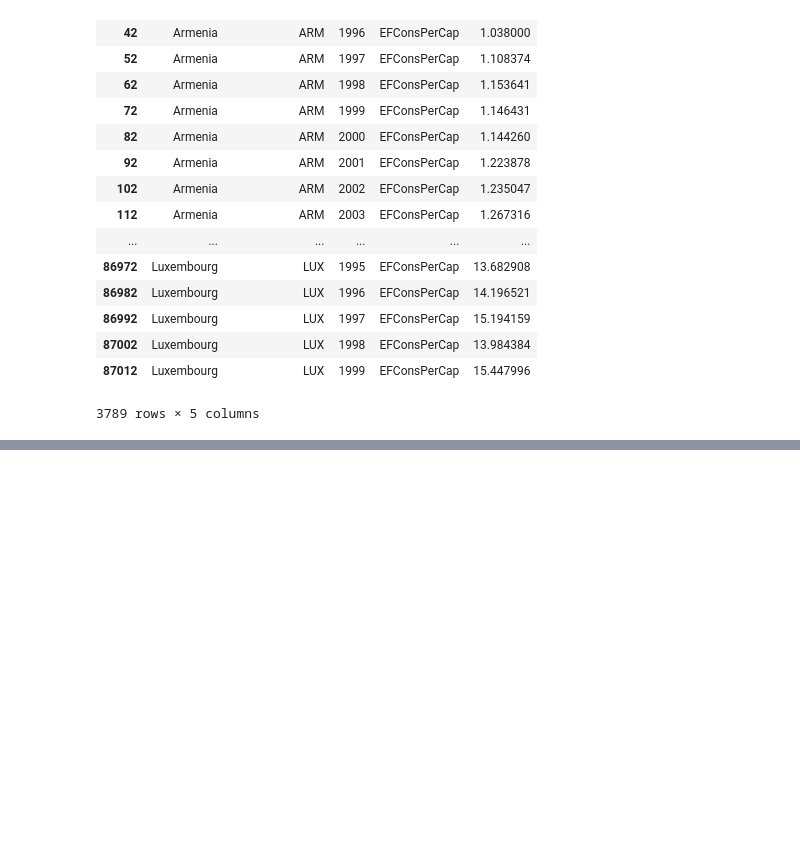
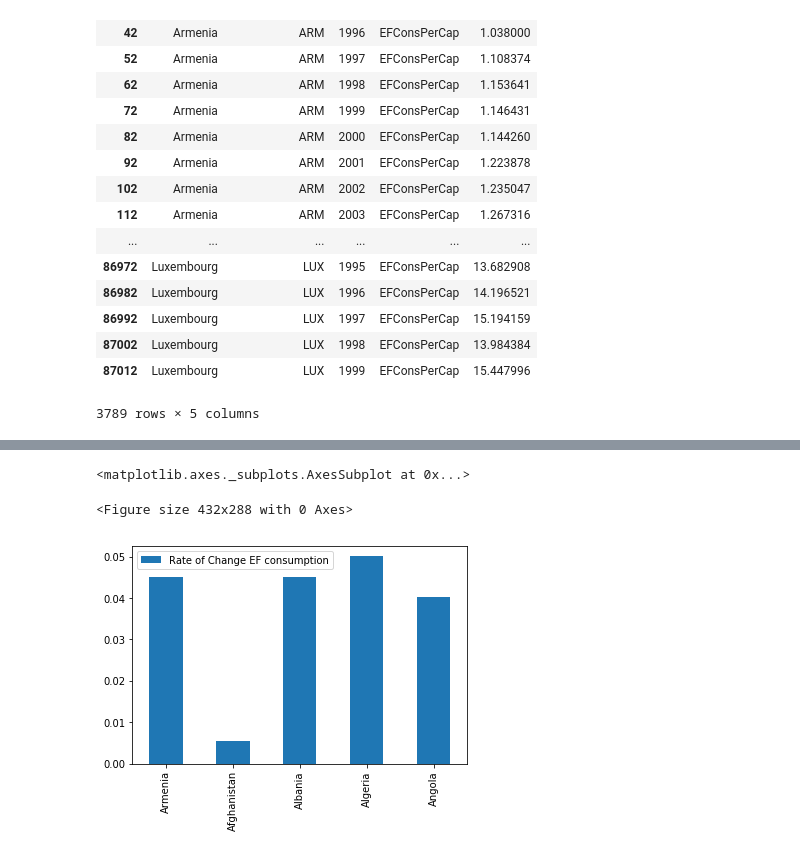
Before and after one commit to alhuang2/ecological-footprint, a Jupyter notebook: cleaned_data.ipynb, the cells around one changed output, grey strips where cells are left out. Saved outputs shown, nothing was run; the diff lists cells and outputs as text; code cells hidden in the pictures; blank space fills up the shorter version.

```diff
--- a/cleaned_data.ipynb
+++ b/cleaned_data.ipynb
@@ -37,0 +96,28 @@ EFCons_clean
+# %%
+change_years = [1994,2014]
+
+EFCons_change = EFCons_clean[EFCons_clean.year.isin(change_years)]
+
+df = EFCons_change[['country','total']]
+
+df
+
+print(type(df))
+
+countries = {}
+
+#calculates average EFConsuption change by subtracting 2014 consumption by 1994 and dividing by 20 years
+for index, row in df.iterrows():
+    if row['country'] not in countries:
+        countries[row['country']]=float(row['total'])
+    else:
+        countries[row['country']] = abs(float(row['total']) - countries[row['country']])/20
+countries
+
+
+#df2 = df.groupby(['country']).diff()/20
+#df2
+
+df5 = pd.DataFrame.from_dict(countries, orient='index')
+df5.columns = [ 'Rate of Change EF consumption']
+df5
@@ -37,0 +144,10 @@ EFCons_clean
+# %%
+import matplotlib.pyplot as plt
+
+df5 = df5.head()
+plt.figure()
+df5.plot(kind='bar')
+# %% [output]
+<matplotlib.axes._subplots.AxesSubplot at 0x...>
+<Figure size 432x288 with 0 Axes>
+[figure, added]
```
Also changed, not shown: parts of 4 cells of this notebook.
